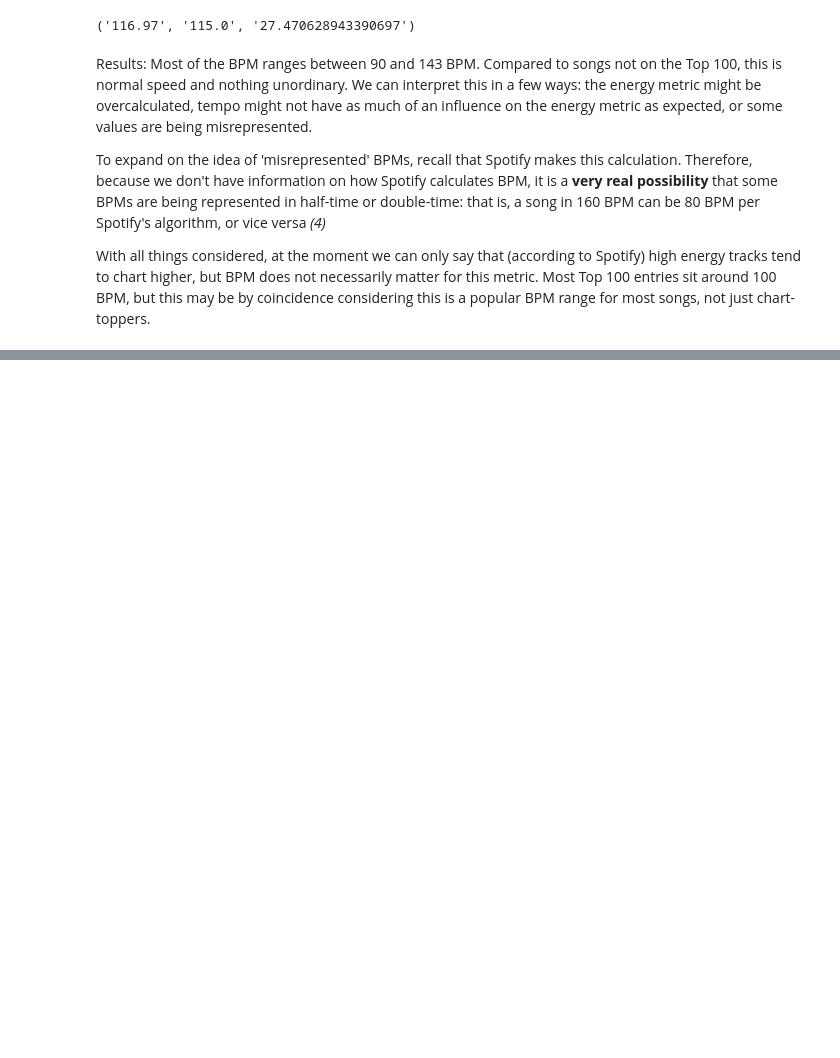
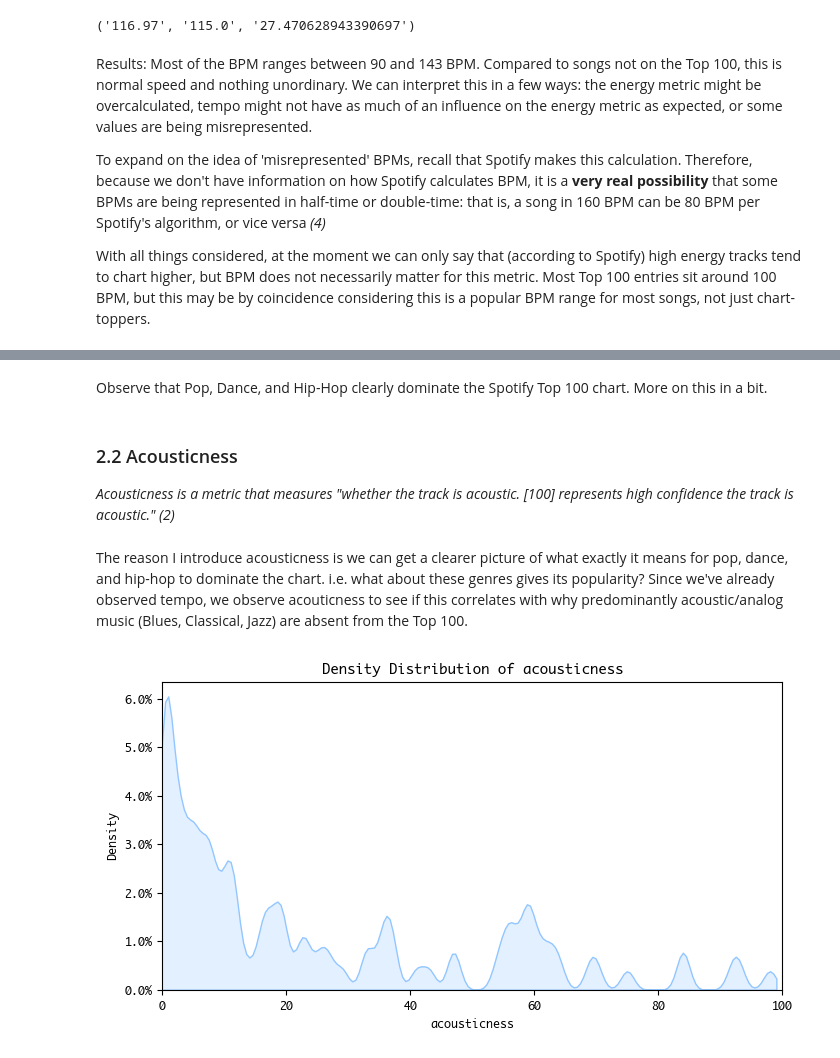
Before and after one commit to buiswrld/soundscaping, a Jupyter notebook: results.ipynb, the cells around one changed output, grey strips where cells are left out. Cells and saved outputs as stored; diff of their text form; code cells hidden in the pictures; blank space fills up the shorter version.

```diff
--- a/results.ipynb
+++ b/results.ipynb
@@ -61,0 +95,11 @@ With all things considered, at the moment we can only say that (according to Spo
+# %% [markdown]
+Observe that Pop, Dance, and Hip-Hop clearly dominate the Spotify Top 100 chart. More on this in a bit.
+# %% [markdown]
+### 2.2 Acousticness
+*Acousticness is a metric that measures "whether the track is acoustic. [100] represents high confidence the track is acoustic." (2)*
+# %% [markdown]
+The reason I introduce acousticness is we can get a clearer picture of what exactly it means for pop, dance, and hip-hop to dominate the chart. i.e. what about these genres gives its popularity? Since we've already observed tempo, we observe acouticness to see if this correlates with why predominantly acoustic/analog music (Blues, Classical, Jazz) are absent from the Top 100.
+# %%
+renderer.plot_density(df_top100s, 'acousticness')
+# %% [output]
+[figure, added]
```
Also changed, not shown: parts of 34 cells of this notebook, 3 other files.
